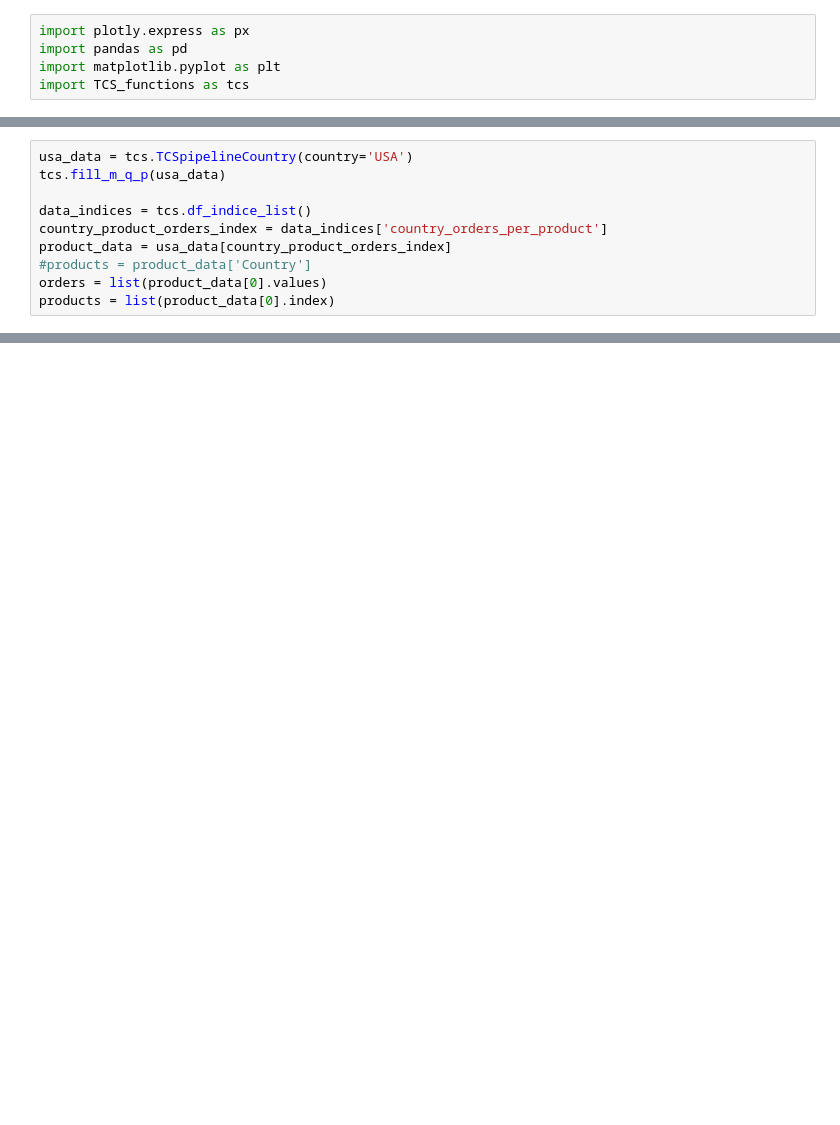
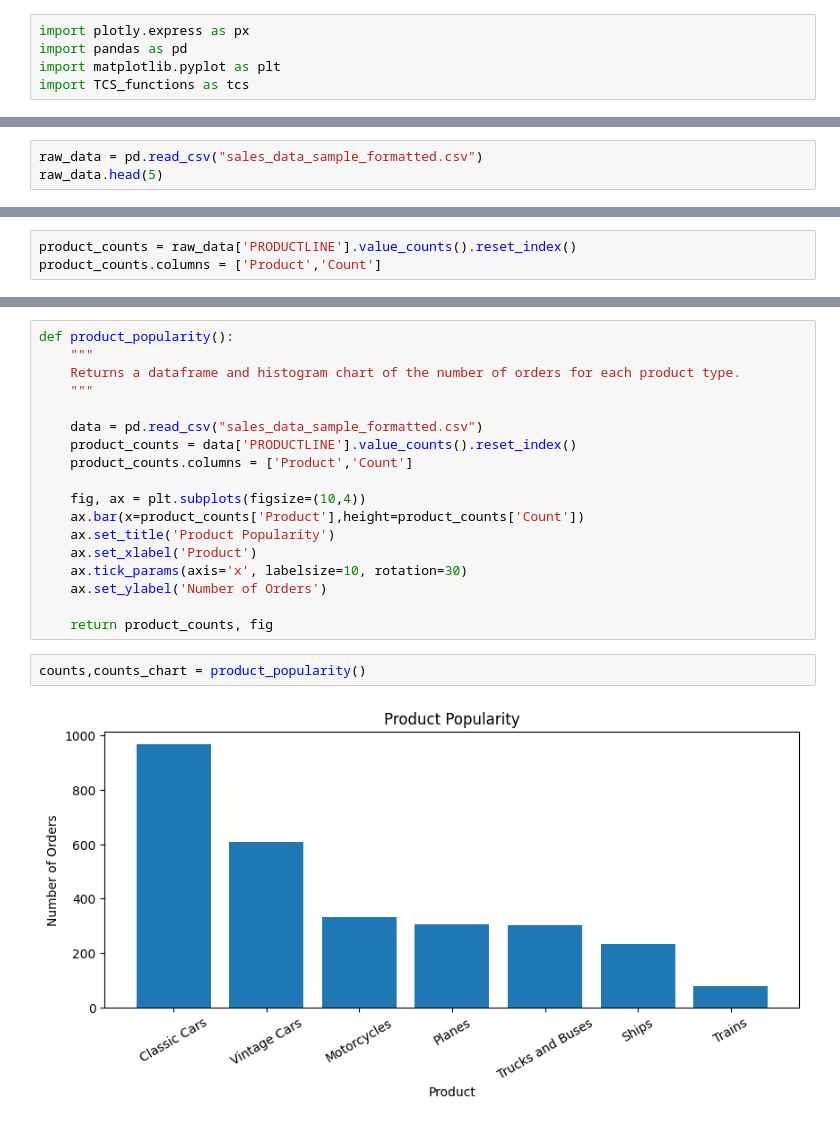
Before and after one commit to cameroncochrane/tcs_streamlit, a Jupyter notebook: test.ipynb, the cells around one changed output, grey strips where cells are left out. Drawn from its saved outputs; the diff is of its cells as text; blank space fills up the shorter version.

```diff
--- a/test.ipynb
+++ b/test.ipynb
@@ -242,10 +5,0 @@ usa_product_pie = tcs.return_pie_plot_orders_country(data=usa_data,country_name=
-# %%
-usa_data = tcs.TCSpipelineCountry(country='USA')
-tcs.fill_m_q_p(usa_data)
-
-data_indices = tcs.df_indice_list()
-country_product_orders_index = data_indices['country_orders_per_product']
-product_data = usa_data[country_product_orders_index]
-#products = product_data['Country']
-orders = list(product_data[0].values)
-products = list(product_data[0].index)
@@ -270,0 +6,3 @@ products
+# %%
+raw_data = pd.read_csv("sales_data_sample_formatted.csv")
+raw_data.head(5)
@@ -270,0 +21,3 @@ products
+# %%
+product_counts = raw_data['PRODUCTLINE'].value_counts().reset_index()
+product_counts.columns = ['Product','Count']
@@ -270,0 +35,22 @@ products
+# %%
+def product_popularity():
+    """
+    Returns a dataframe and histogram chart of the number of orders for each product type.
+    """
+
+    data = pd.read_csv("sales_data_sample_formatted.csv")
+    product_counts = data['PRODUCTLINE'].value_counts().reset_index()
+    product_counts.columns = ['Product','Count']
+
+    fig, ax = plt.subplots(figsize=(10,4))
+    ax.bar(x=product_counts['Product'],height=product_counts['Count'])
+    ax.set_title('Product Popularity')
+    ax.set_xlabel('Product')
+    ax.tick_params(axis='x', labelsize=10, rotation=30)
+    ax.set_ylabel('Number of Orders')
+
+    return product_counts, fig
+# %%
+counts,counts_chart = product_popularity()
+# %% [output]
+[figure, added]
```
Also changed, not shown: parts of 21 cells of this notebook, 2 other files.
